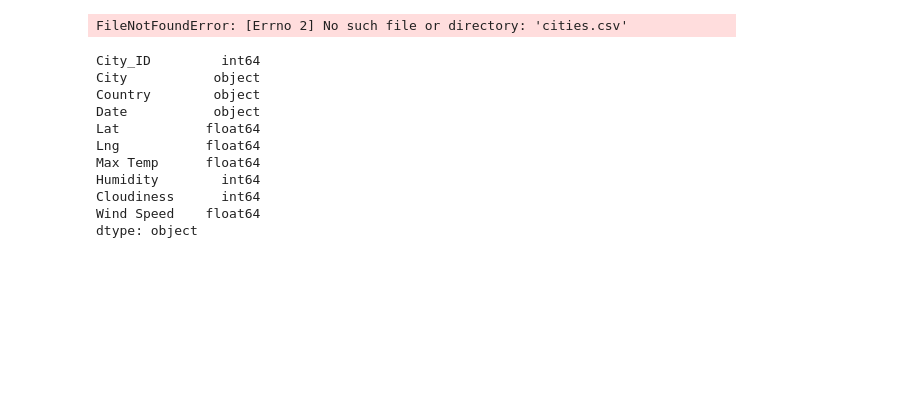
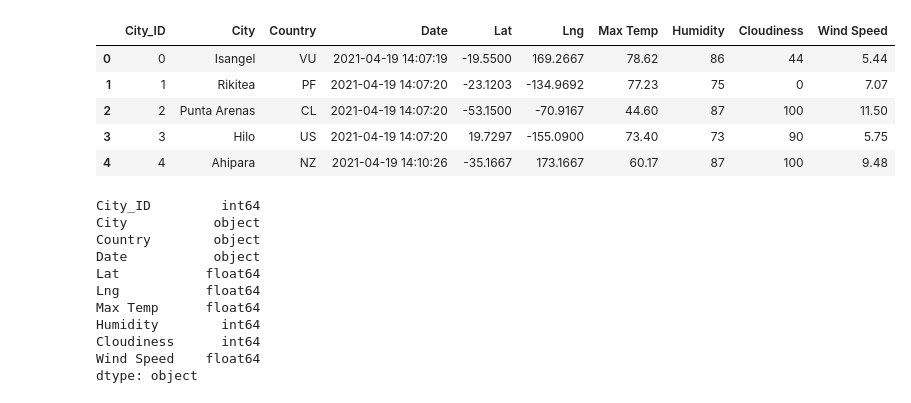
Before and after one commit to zubair-bakori/World_Weather_Analysis, a Jupyter notebook: Vacation_Itinerary/VacationPy.ipynb, the cells around one changed output. Drawn from its saved outputs; the diff is of its cells as text; code cells hidden in the pictures; blank space fills up the shorter version.

```diff
--- a/Vacation_Itinerary/VacationPy.ipynb
+++ b/Vacation_Itinerary/VacationPy.ipynb
@@ -7,10 +7,15 @@ import requests
 from config import g_key
 # %%
 # Store the CSV you saved created in part one into a DataFrame.
-city_data_df = pd.read_csv("weather_data/cities.csv")
+city_data_df = pd.read_csv("cities.csv")
 city_data_df.head()
 # %% [output]
-FileNotFoundError: [Errno 2] No such file or directory: 'cities.csv'
+|  | City_ID | City | Country | Date | Lat | Lng | Max Temp | Humidity | Cloudiness | Wind Speed |
+| 0 | 0 | Isangel | VU | 2021-04-19 14:07:19 | -19.5500 | 169.2667 | 78.62 | 86 | 44 | 5.44 |
+| 1 | 1 | Rikitea | PF | 2021-04-19 14:07:20 | -23.1203 | -134.9692 | 77.23 | 75 | 0 | 7.07 |
+| 2 | 2 | Punta Arenas | CL | 2021-04-19 14:07:20 | -53.1500 | -70.9167 | 44.60 | 87 | 100 | 11.50 |
+| 3 | 3 | Hilo | US | 2021-04-19 14:07:20 | 19.7297 | -155.0900 | 73.40 | 73 | 90 | 5.75 |
+| 4 | 4 | Ahipara | NZ | 2021-04-19 14:10:26 | -35.1667 | 173.1667 | 60.17 | 87 | 100 | 9.48 |
 # %%
 # Get the data types
 city_data_df.dtypes
```
Also changed, not shown: parts of 1 cell of this notebook, 2 other files.
